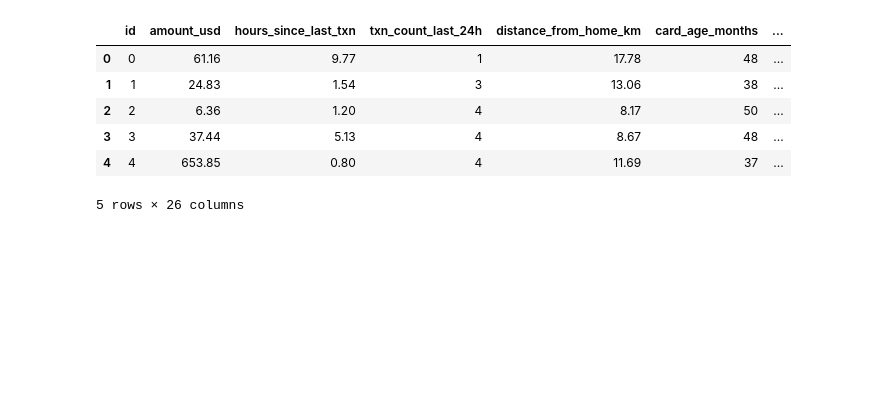
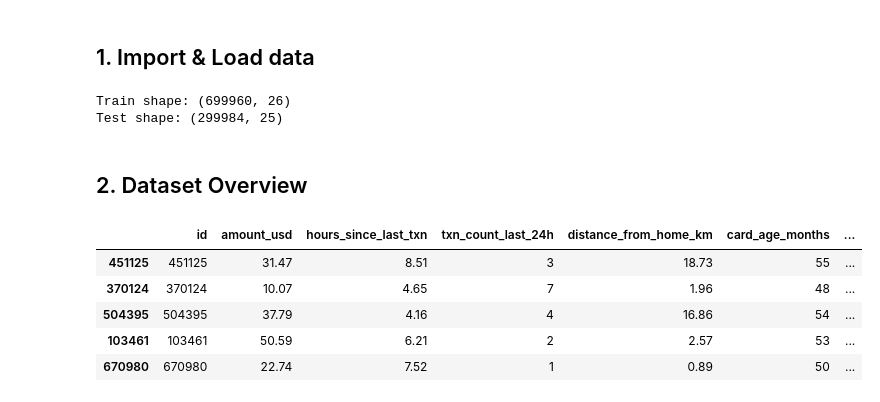
Before and after one commit to AnhTuHoangPahm/ML-Assignment, a Jupyter notebook: notebooks/eda.ipynb, the cells around one changed output. Saved outputs shown, nothing was run; the diff lists cells and outputs as text; code cells hidden in the pictures; blank space fills up the shorter version.

```diff
--- a/notebooks/eda.ipynb
+++ b/notebooks/eda.ipynb
@@ -1,14 +1,30 @@
+# %% [markdown]
+## 1. Import & Load data
 # %%
+import numpy as np
+import pandas as pd
+import matplotlib.pyplot as plt
+import seaborn as sns
+from dython.nominal import associations
+
 from ml_challenge.config import RAW_DATA_DIR
-import pandas as pd
 
-df = pd.read_csv(RAW_DATA_DIR / "train.csv")
-df.head()
+df_train = pd.read_csv(RAW_DATA_DIR / "train.csv")
+df_test = pd.read_csv(RAW_DATA_DIR / "test.csv")
+
+print(f'Train shape: {df_train.shape}')
+print(f'Test shape: {df_test.shape}')
 # %% [output]
-|  | id | amount_usd | hours_since_last_txn | txn_count_last_24h | distance_from_home_km | card_age_months | ... |
-| 0 | 0 | 61.16 | 9.77 | 1 | 17.78 | 48 | ... |
-| 1 | 1 | 24.83 | 1.54 | 3 | 13.06 | 38 | ... |
-| 2 | 2 | 6.36 | 1.20 | 4 | 8.17 | 50 | ... |
-| 3 | 3 | 37.44 | 5.13 | 4 | 8.67 | 48 | ... |
-| 4 | 4 | 653.85 | 0.80 | 4 | 11.69 | 37 | ... |
-5 rows × 26 columns
+Train shape: (699960, 26)
+Test shape: (299984, 25)
+# %% [markdown]
+## 2. Dataset Overview
+# %%
+df_train.sample(5, random_state=42)
+# %% [output]
+|  | id | amount_usd | hours_since_last_txn | txn_count_last_24h | distance_from_home_km | card_age_months | ... |
+| 451125 | 451125 | 31.47 | 8.51 | 3 | 18.73 | 55 | ... |
+| 370124 | 370124 | 10.07 | 4.65 | 7 | 1.96 | 48 | ... |
+| 504395 | 504395 | 37.79 | 4.16 | 4 | 16.86 | 54 | ... |
+| 103461 | 103461 | 50.59 | 6.21 | 2 | 2.57 | 53 | ... |
+| 670980 | 670980 | 22.74 | 7.52 | 1 | 0.89 | 50 | ... |
```
Also changed, not shown: parts of 24 cells of this notebook, 4 other files.
